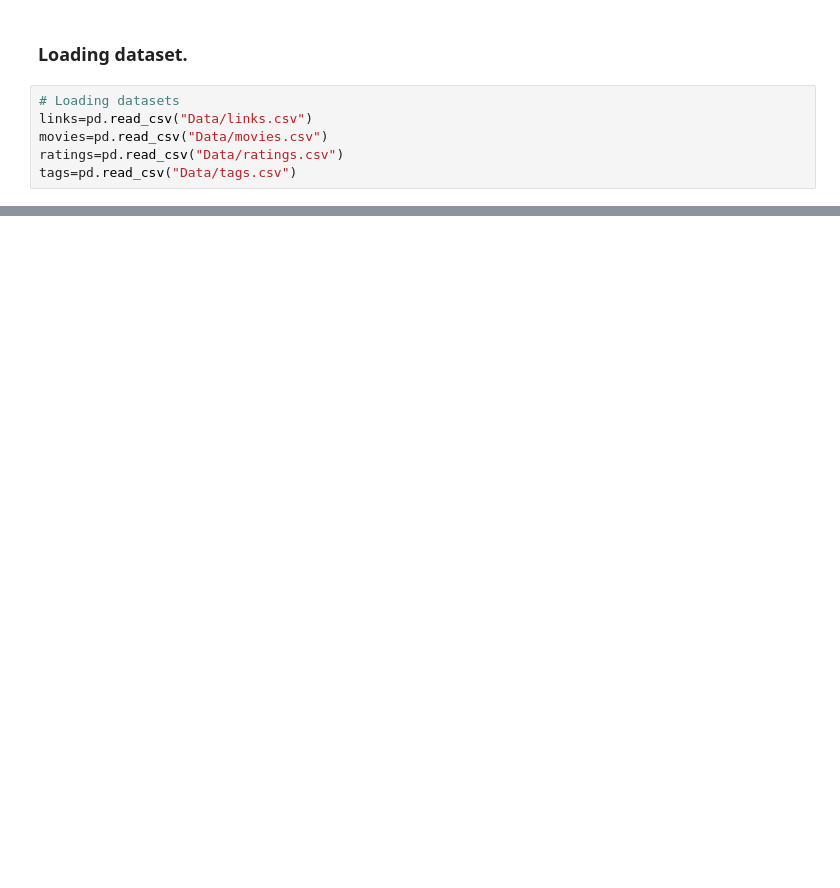
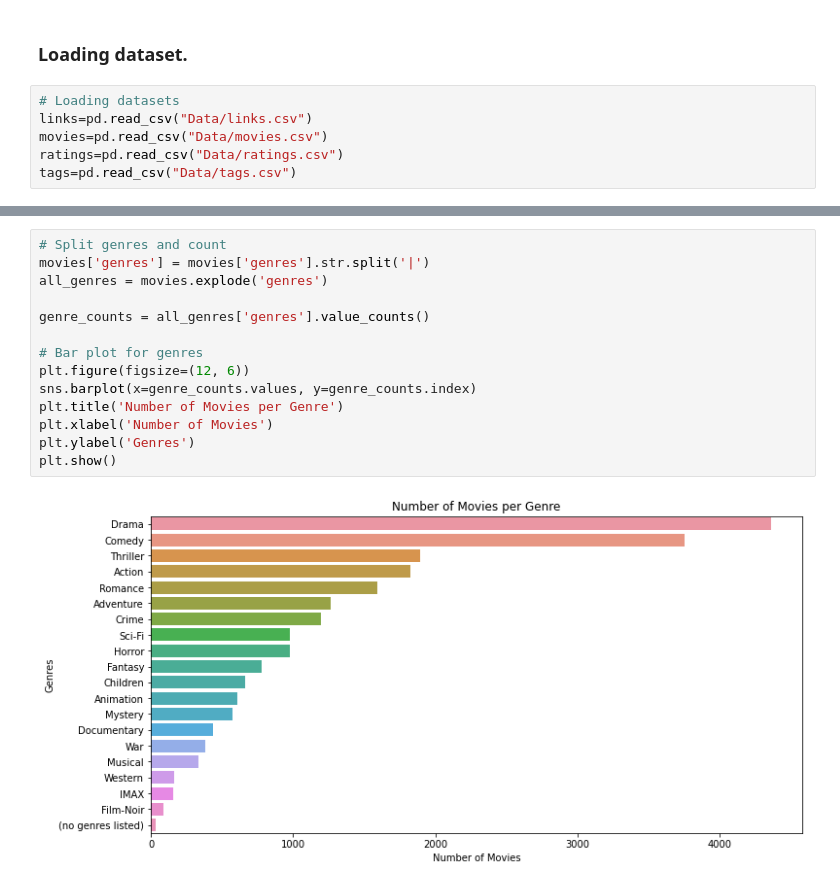
Before and after one commit to DavidGathimbaM/Movie_Recommendation_System, a Jupyter notebook: Peter.ipynb, the cells around one changed output, grey strips where cells are left out. Saved outputs shown, nothing was run; the diff lists cells and outputs as text; blank space fills up the shorter version.

```diff
--- a/Peter.ipynb
+++ b/Peter.ipynb
@@ -157,0 +361,16 @@ dtype: int64
+# %%
+# Split genres and count
+movies['genres'] = movies['genres'].str.split('|')
+all_genres = movies.explode('genres')
+
+genre_counts = all_genres['genres'].value_counts()
+
+# Bar plot for genres
+plt.figure(figsize=(12, 6))
+sns.barplot(x=genre_counts.values, y=genre_counts.index)
+plt.title('Number of Movies per Genre')
+plt.xlabel('Number of Movies')
+plt.ylabel('Genres')
+plt.show()
+# %% [output]
+[figure, added]
```
Also changed, not shown: parts of 73 cells of this notebook.
